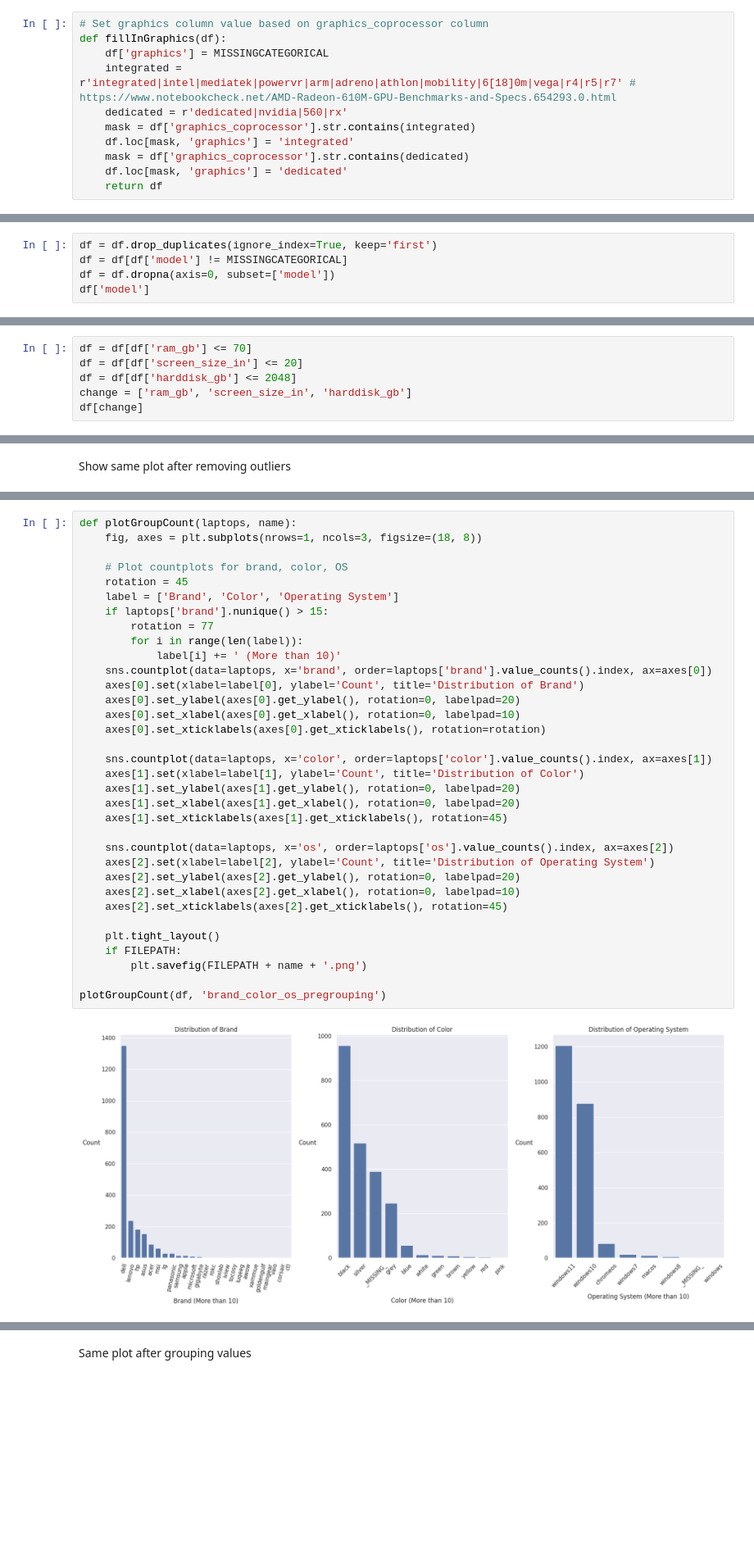
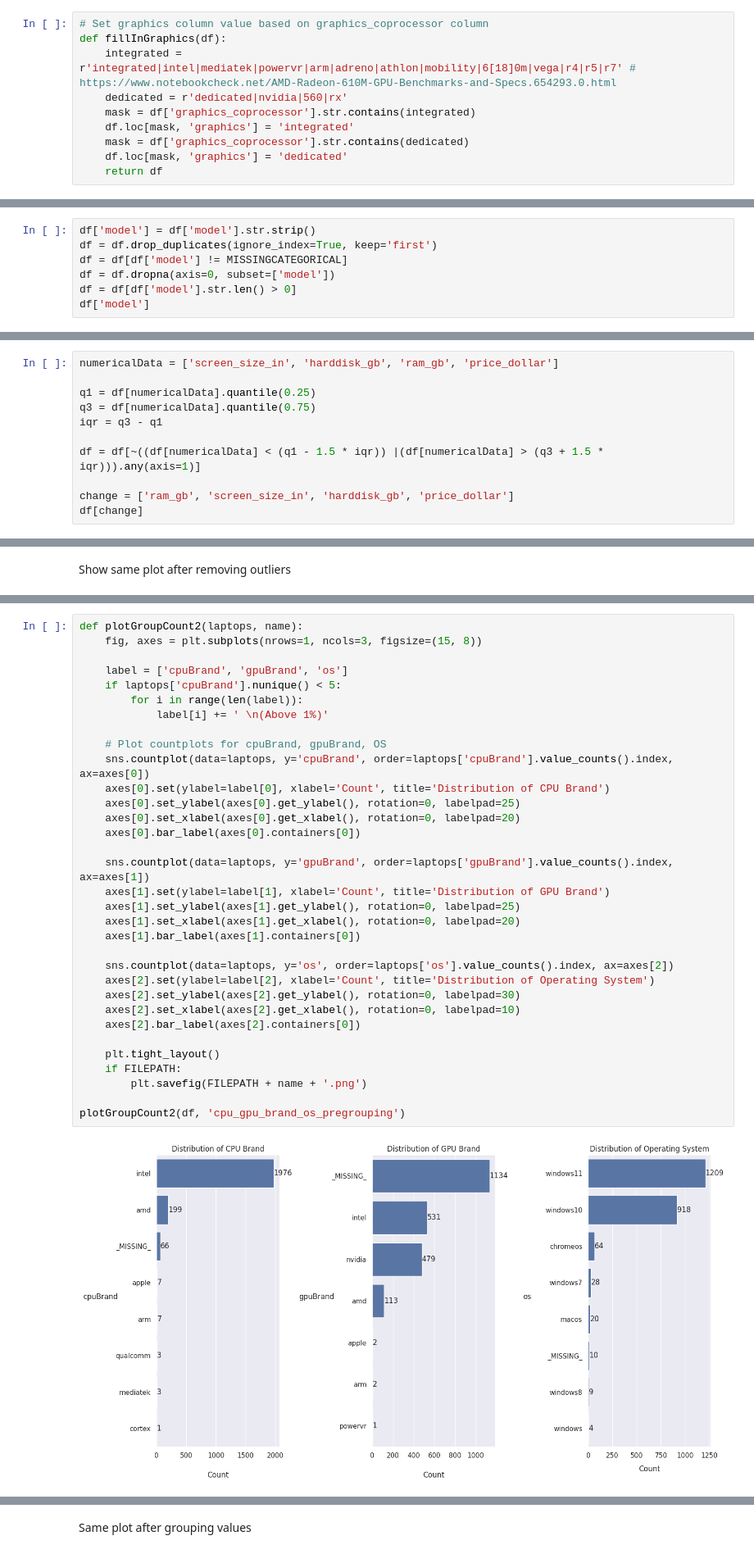
Before and after one commit to NamLe0609/data-cleaning-coursework, a Jupyter notebook: jssb25.ipynb, the cells around one changed output, grey strips where cells are left out. Shown at 82% size. Saved outputs shown, nothing was run; the diff lists cells and outputs as text; blank space fills up the shorter version.

```diff
--- a/jssb25.ipynb
+++ b/jssb25.ipynb
@@ -419,7 +426,6 @@ def standardizeGPU(row):
 # %%
 # Set graphics column value based on graphics_coprocessor column
 def fillInGraphics(df):
-    df['graphics'] = MISSINGCATEGORICAL
     integrated = r'integrated|intel|mediatek|powervr|arm|adreno|athlon|mobility|6[18]0m|vega|r4|r5|r7' # https://www.notebookcheck.net/AMD-Radeon-610M-GPU-Benchmarks-and-Specs.654293.0.html
     dedicated = r'dedicated|nvidia|560|rx'
     mask = df['graphics_coprocessor'].str.contains(integrated)
@@ -669,9 +675,11 @@ df[['brand', 'model']]
 # %% [markdown]
 Drop rows which are exact duplicates and drop MISSINGNUMERICAL and pd.NA in model
 # %%
+df['model'] = df['model'].str.strip()
 df = df.drop_duplicates(ignore_index=True, keep='first')
 df = df[df['model'] != MISSINGCATEGORICAL]
 df = df.dropna(axis=0, subset=['model'])
+df = df[df['model'].str.len() > 0]
 df['model']
 # %% [output]
 0            elitebook 840
@@ -837,8 +840,2 @@ plotOutlier(df, 'ram_screen_hdd_outlier')
 # %% [markdown]
 Remove outliers for RAM, Screen Size and HDD
-# %%
-df = df[df['ram_gb'] <= 70]
-df = df[df['screen_size_in'] <= 20]
-df = df[df['harddisk_gb'] <= 2048]
-change = ['ram_gb', 'screen_size_in', 'harddisk_gb']
-df[change]
@@ -858,0 +842,11 @@ df[change]
+# %%
+numericalData = ['screen_size_in', 'harddisk_gb', 'ram_gb', 'price_dollar']
+
+q1 = df[numericalData].quantile(0.25)
+q3 = df[numericalData].quantile(0.75)
+iqr = q3 - q1
+
+df = df[~((df[numericalData] < (q1 - 1.5 * iqr)) |(df[numericalData] > (q3 + 1.5 * iqr))).any(axis=1)]
+
+change = ['ram_gb', 'screen_size_in', 'harddisk_gb', 'price_dollar']
+df[change]
@@ -867,37 +906,36 @@ Plot brand, color and OS count
 # %%
-def plotGroupCount(laptops, name):
-    fig, axes = plt.subplots(nrows=1, ncols=3, figsize=(18, 8))
+def plotGroupCount2(laptops, name):
+    fig, axes = plt.subplots(nrows=1, ncols=3, figsize=(15, 8))
 
-    # Plot countplots for brand, color, OS
-    rotation = 45
-    label = ['Brand', 'Color', 'Operating System']
-    if laptops['brand'].nunique() > 15:
-        rotation = 77
+    label = ['cpuBrand', 'gpuBrand', 'os']
+    if laptops['cpuBrand'].nunique() < 5:
         for i in range(len(label)):
-            label[i] += ' (More than 10)'
-    sns.countplot(data=laptops, x='brand', order=laptops['brand'].value_counts().index, ax=axes[0])
-    axes[0].set(xlabel=label[0], ylabel='Count', title='Distribution of Brand')
-    axes[0].set_ylabel(axes[0].get_ylabel(), rotation=0, labelpad=20)
-    axes[0].set_xlabel(axes[0].get_xlabel(), rotation=0, labelpad=10)
-    axes[0].set_xticklabels(axes[0].get_xticklabels(), rotation=rotation)
+            label[i] += ' \n(Above 1%)'
 
-    sns.countplot(data=laptops, x='color', order=laptops['color'].value_counts().index, ax=axes[1])
-    axes[1].set(xlabel=label[1], ylabel='Count', title='Distribution of Color')
-    axes[1].set_ylabel(axes[1].get_ylabel(), rotation=0, labelpad=20)
+    # Plot countplots for cpuBrand, gpuBrand, OS
+    sns.countplot(data=laptops, y='cpuBrand', order=laptops['cpuBrand'].value_counts().index, ax=axes[0])
+    axes[0].set(ylabel=label[0], xlabel='Count', title='Distribution of CPU Brand')
+    axes[0].set_ylabel(axes[0].get_ylabel(), rotation=0, labelpad=25)
+    axes[0].set_xlabel(axes[0].get_xlabel(), rotation=0, labelpad=20)
+    axes[0].bar_label(axes[0].containers[0])
+
+    sns.countplot(data=laptops, y='gpuBrand', order=laptops['gpuBrand'].value_counts().index, ax=axes[1])
+    axes[1].set(ylabel=label[1], xlabel='Count', title='Distribution of GPU Brand')
+    axes[1].set_ylabel(axes[1].get_ylabel(), rotation=0, labelpad=25)
     axes[1].set_xlabel(axes[1].get_xlabel(), rotation=0, labelpad=20)
-    axes[1].set_xticklabels(axes[1].get_xticklabels(), rotation=45)
+    axes[1].bar_label(axes[1].containers[0])
 
-    sns.countplot(data=laptops, x='os', order=laptops['os'].value_counts().index, ax=axes[2])
-    axes[2].set(xlabel=label[2], ylabel='Count', title='Distribution of Operating System')
-    axes[2].set_ylabel(axes[2].get_ylabel(), rotation=0, labelpad=20)
+    sns.countplot(data=laptops, y='os', order=laptops['os'].value_counts().index, ax=axes[2])
+    axes[2].set(ylabel=label[2], xlabel='Count', title='Distribution of Operating System')
+    axes[2].set_ylabel(axes[2].get_ylabel(), rotation=0, labelpad=30)
     axes[2].set_xlabel(axes[2].get_xlabel(), rotation=0, labelpad=10)
-    axes[2].set_xticklabels(axes[2].get_xticklabels(), rotation=45)
+    axes[2].bar_label(axes[2].containers[0])
 
     plt.tight_layout()
     if FILEPATH:
         plt.savefig(FILEPATH + name + '.png')
 
-plotGroupCount(df, 'brand_color_os_pregrouping')
+plotGroupCount2(df, 'cpu_gpu_brand_os_pregrouping')
 # %% [output]
-[figure, old version]
+[figure, new version]
 # %% [markdown]
```
Also changed, not shown: parts of 75 cells of this notebook, 30 other files.
